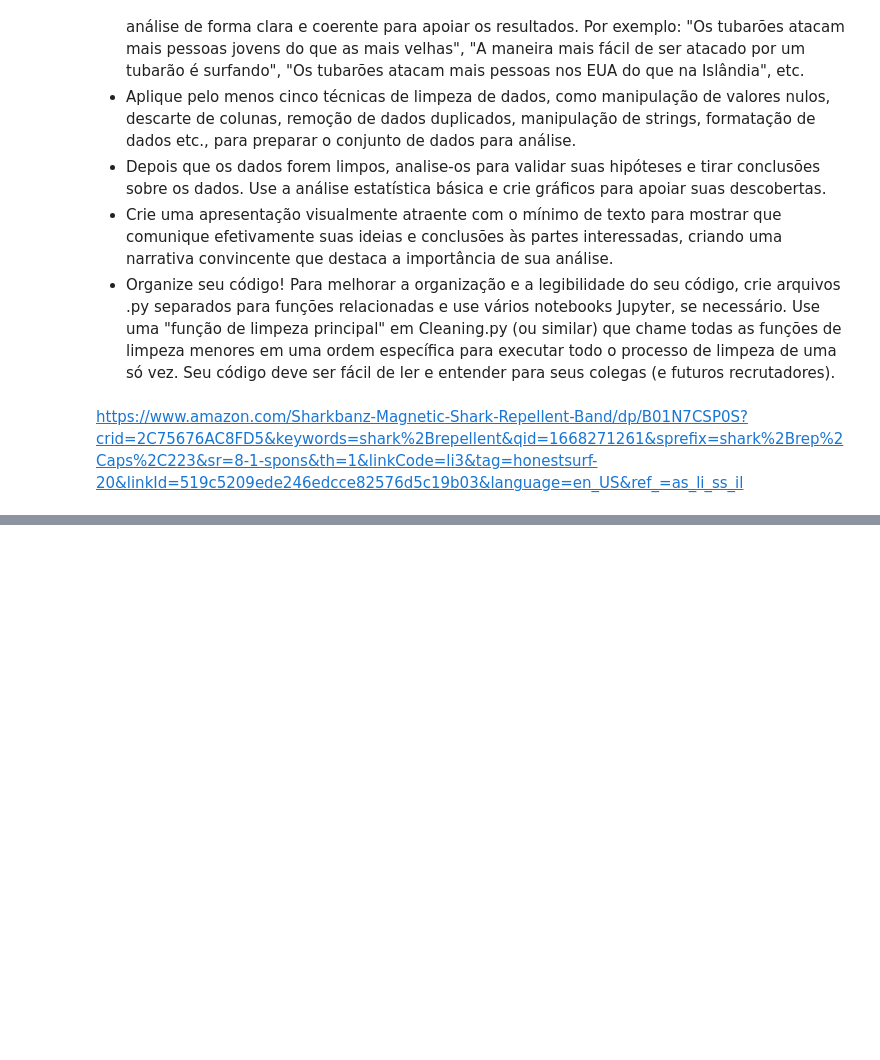
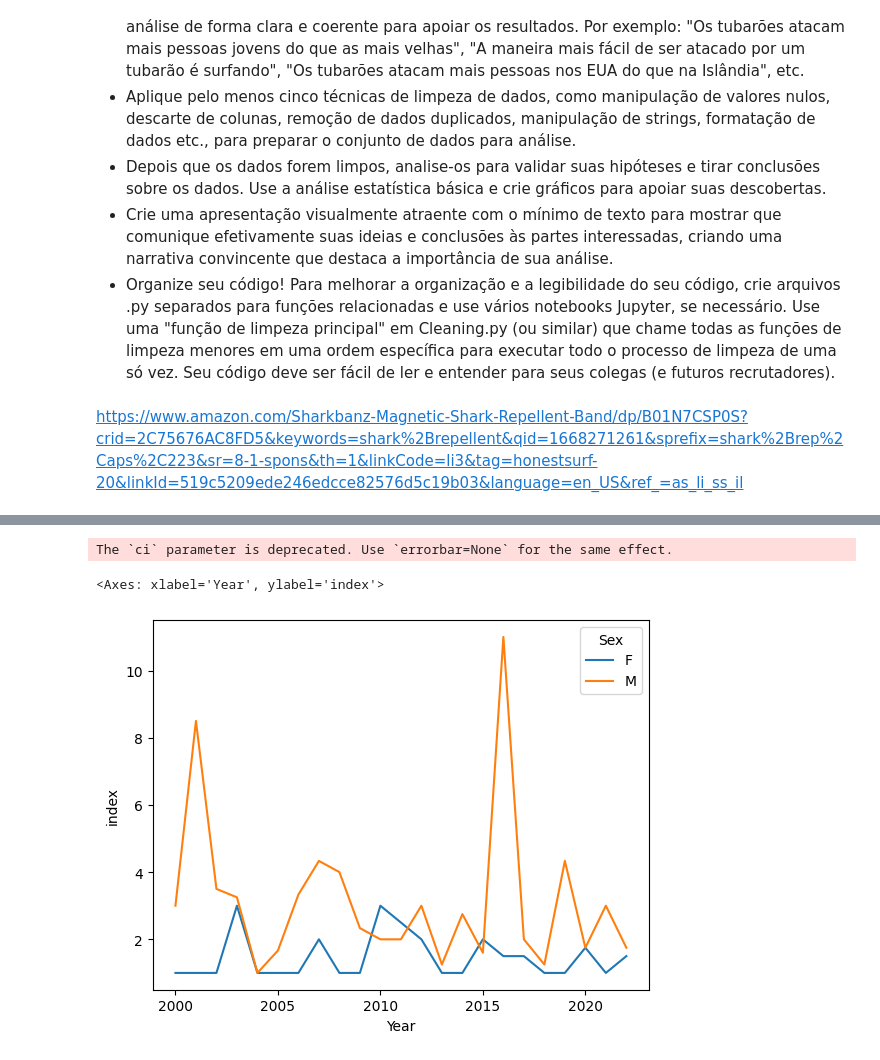
Before and after one commit to rayanchianelli/Projeto-Shark-Attacks, a Jupyter notebook: projeto_shark_attacks.ipynb, the cells around one changed output, grey strips where cells are left out. Cells and saved outputs as stored; diff of their text form; code cells hidden in the pictures; blank space fills up the shorter version.

```diff
--- a/projeto_shark_attacks.ipynb
+++ b/projeto_shark_attacks.ipynb
@@ -135,0 +102,9 @@ SyntaxError: ignored
+# %%
+#criando um grafico com as informações obtidas
+import seaborn as sns
+
+sns.lineplot(df_final_agrupado, x = 'Year', y = 'index', hue='Sex', ci=None)
+# %% [output]
+The `ci` parameter is deprecated. Use `errorbar=None` for the same effect.
+<Axes: xlabel='Year', ylabel='index'>
+[figure, added]
```
Also changed, not shown: parts of 23 cells of this notebook.
